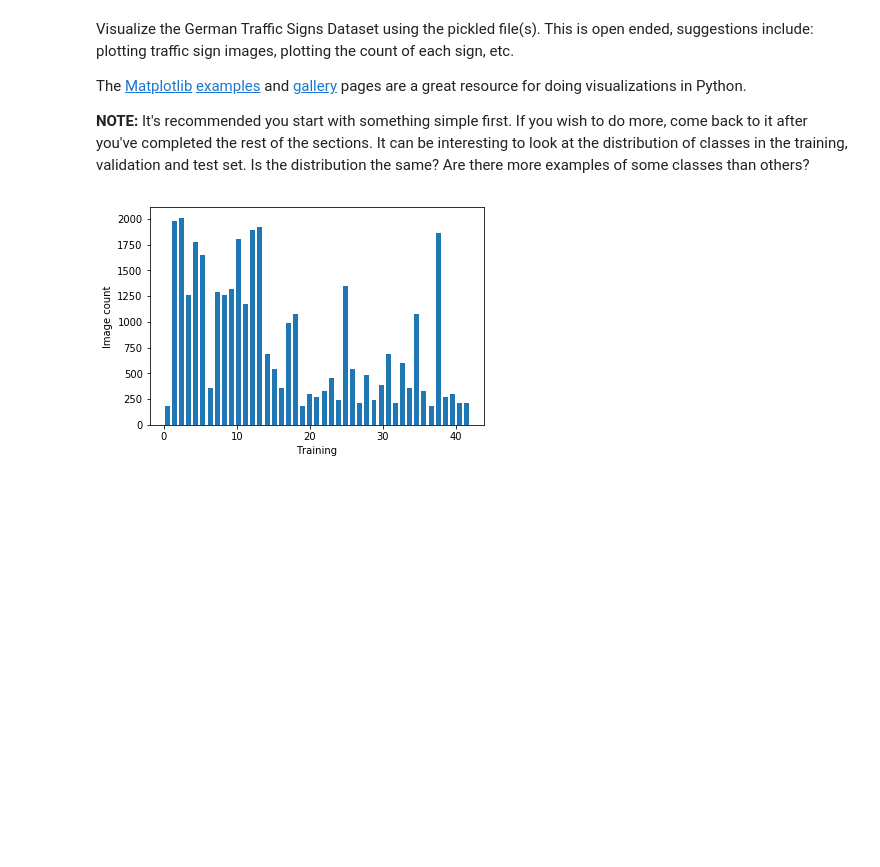
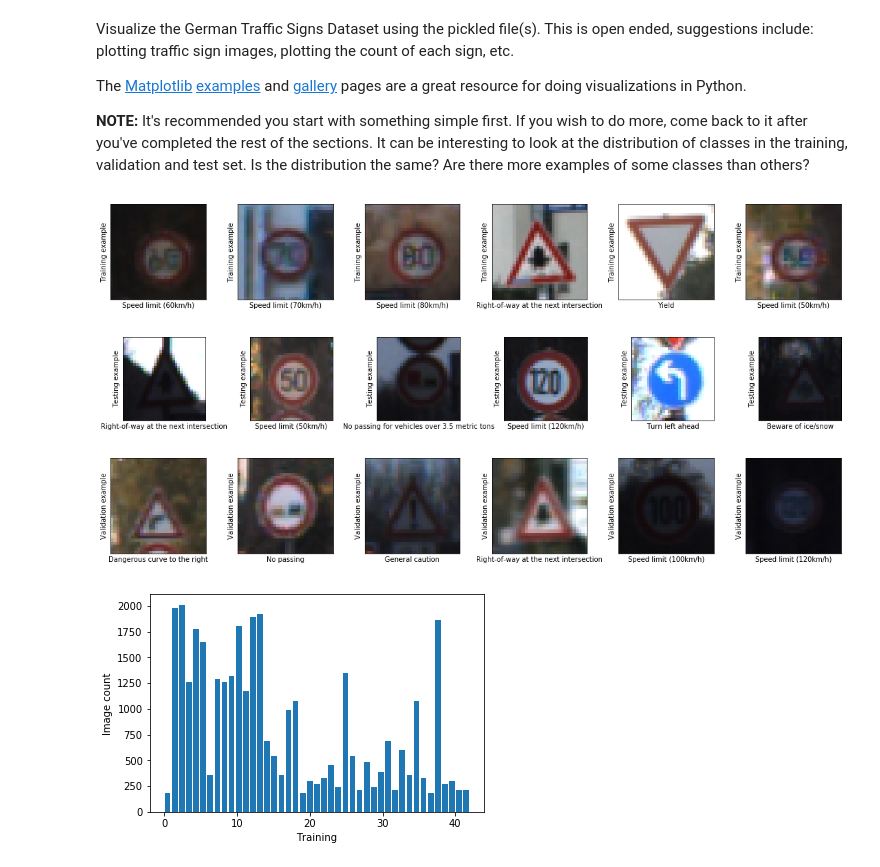
Before and after one commit to bobd988/traffic-sign, a Jupyter notebook: Traffic_Sign_Classifier.ipynb, the cells around one changed output. Drawn from its saved outputs; the diff is of its cells as text; code cells hidden in the pictures; blank space fills up the shorter version.

```diff
--- a/Traffic_Sign_Classifier.ipynb
+++ b/Traffic_Sign_Classifier.ipynb
@@ -22,17 +22,9 @@ The [rubric](https://review.udacity.com/#!/rubrics/481/view) contains "Stand Out
 # %%
 # Load pickled data
 import pickle
-import pickle
 import tensorflow as tf
-import cv2
 import numpy as np
 import matplotlib.pyplot as plt
-import random
-import csv
-import os
-from tensorflow.contrib.layers import flatten
-from sklearn.metrics import confusion_matrix
-from sklearn.utils import shuffle
 # TODO: Fill this in based on where you saved the training and testing data
 
 training_file = "../traffic-signs-data/train.p"
@@ -46,14 +38,6 @@ with open(validation_file, mode='rb') as f:
 with open(testing_file, mode='rb') as f:
     test = pickle.load(f)
 
-signs = []
-with open('signnames.csv', 'r') as csvfile:
-    signnames = csv.reader(csvfile, delimiter=',')
-    next(signnames,None)
-    for row in signnames:
-        signs.append(row[1])
-    csvfile.close()
-
 X_train, y_train = train['features'], train['labels']
 X_valid, y_valid = valid['features'], valid['labels']
 X_test, y_test = test['features'], test['labels']
@@ -125,8 +111,8 @@ import matplotlib.pyplot as plt
 
 def display_images(dataset, dataset_y, ylabel="", cmap=None):
     plt.figure(figsize=(15, 16))
-    for i in range(10):
-        plt.subplot(1, 10, i+1)
+    for i in range(6):
+        plt.subplot(1, 6, i+1)
         indx = random.randint(0, len(dataset))
         #Use gray scale color map if there is only one channel
         cmap = 'gray' if len(dataset[indx].shape) == 2 else cmap
@@ -140,12 +126,20 @@ def display_images(dataset, dataset_y, ylabel="", cmap=None):
 
 def display_histogram(dataset, label):
     hist, bins = np.histogram(dataset, bins=n_classes)
-    width = 0.7 * (bins[1] - bins[0])
+    width = 0.8 * (bins[1] - bins[0])
     center = (bins[:-1] + bins[1:]) / 2
     plt.bar(center, hist, align='center', width=width)
     plt.xlabel(label)
     plt.ylabel("Image count")
     plt.show()
+# %%
+display_images(X_train, y_train, "Training example")
+display_images(X_test, y_test, "Testing example")
+display_images(X_valid, y_valid, "Validation example")
+# %% [output]
+[figure, added]
+[figure, added]
+[figure, added]
 # %%
 display_histogram(y_train, "Training")
 display_histogram(y_test, "Testing")
```
Also changed, not shown: parts of 29 cells of this notebook, 26 other files.
